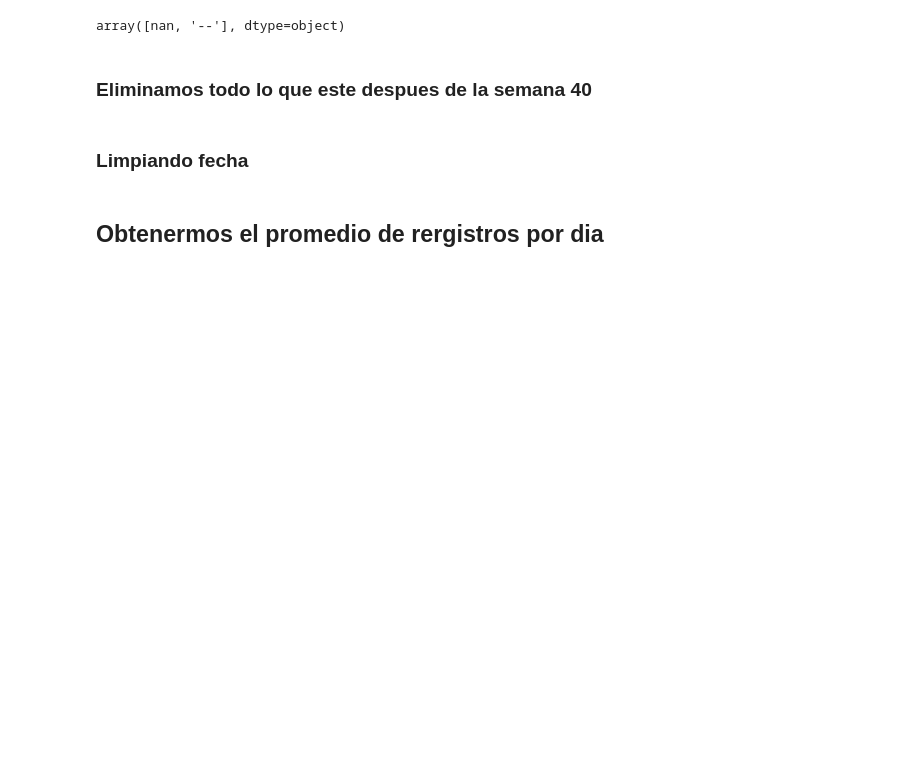
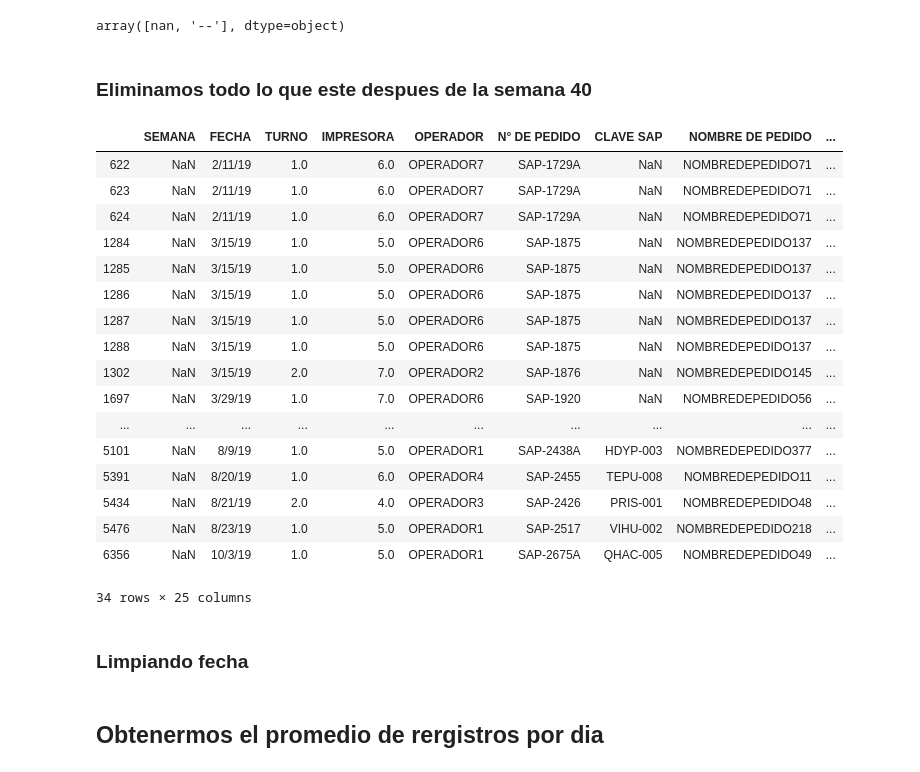
Before and after one commit to zs10011598/dci4, a Jupyter notebook: DATOS_RETO/limpieza_impresion.ipynb, the cells around one changed output. Saved outputs shown, nothing was run; the diff lists cells and outputs as text; code cells hidden in the pictures; blank space fills up the shorter version.

```diff
--- a/DATOS_RETO/limpieza_impresion.ipynb
+++ b/DATOS_RETO/limpieza_impresion.ipynb
@@ -69,6 +71,27 @@ array([nan, '--'], dtype=object)
 ### Eliminamos todo lo que este despues de la semana 40
 # %%
 df = df.iloc[:6372]
+# %%
+df[df['SEMANA'].isnull()]
+# %% [output]
+|  | SEMANA | FECHA | TURNO | IMPRESORA | OPERADOR | N° DE PEDIDO | CLAVE SAP | NOMBRE DE PEDIDO | ... |
+| 622 | NaN | 2/11/19 | 1.0 | 6.0 | OPERADOR7 | SAP-1729A | NaN | NOMBREDEPEDIDO71 | ... |
+| 623 | NaN | 2/11/19 | 1.0 | 6.0 | OPERADOR7 | SAP-1729A | NaN | NOMBREDEPEDIDO71 | ... |
+| 624 | NaN | 2/11/19 | 1.0 | 6.0 | OPERADOR7 | SAP-1729A | NaN | NOMBREDEPEDIDO71 | ... |
+| 1284 | NaN | 3/15/19 | 1.0 | 5.0 | OPERADOR6 | SAP-1875 | NaN | NOMBREDEPEDIDO137 | ... |
+| 1285 | NaN | 3/15/19 | 1.0 | 5.0 | OPERADOR6 | SAP-1875 | NaN | NOMBREDEPEDIDO137 | ... |
+| 1286 | NaN | 3/15/19 | 1.0 | 5.0 | OPERADOR6 | SAP-1875 | NaN | NOMBREDEPEDIDO137 | ... |
+| 1287 | NaN | 3/15/19 | 1.0 | 5.0 | OPERADOR6 | SAP-1875 | NaN | NOMBREDEPEDIDO137 | ... |
+| 1288 | NaN | 3/15/19 | 1.0 | 5.0 | OPERADOR6 | SAP-1875 | NaN | NOMBREDEPEDIDO137 | ... |
+| 1302 | NaN | 3/15/19 | 2.0 | 7.0 | OPERADOR2 | SAP-1876 | NaN | NOMBREDEPEDIDO145 | ... |
+| 1697 | NaN | 3/29/19 | 1.0 | 7.0 | OPERADOR6 | SAP-1920 | NaN | NOMBREDEPEDIDO56 | ... |
+| ... | ... | ... | ... | ... | ... | ... | ... | ... | ... |
+| 5101 | NaN | 8/9/19 | 1.0 | 5.0 | OPERADOR1 | SAP-2438A | HDYP-003 | NOMBREDEPEDIDO377 | ... |
+| 5391 | NaN | 8/20/19 | 1.0 | 6.0 | OPERADOR4 | SAP-2455 | TEPU-008 | NOMBREDEPEDIDO11 | ... |
+| 5434 | NaN | 8/21/19 | 2.0 | 4.0 | OPERADOR3 | SAP-2426 | PRIS-001 | NOMBREDEPEDIDO48 | ... |
+| 5476 | NaN | 8/23/19 | 1.0 | 5.0 | OPERADOR1 | SAP-2517 | VIHU-002 | NOMBREDEPEDIDO218 | ... |
+| 6356 | NaN | 10/3/19 | 1.0 | 5.0 | OPERADOR1 | SAP-2675A | QHAC-005 | NOMBREDEPEDIDO49 | ... |
+34 rows × 25 columns
 # %% [markdown]
 ### Limpiando fecha
 # %% [markdown]
```
Also changed, not shown: parts of 3 cells of this notebook, 2 other files.
